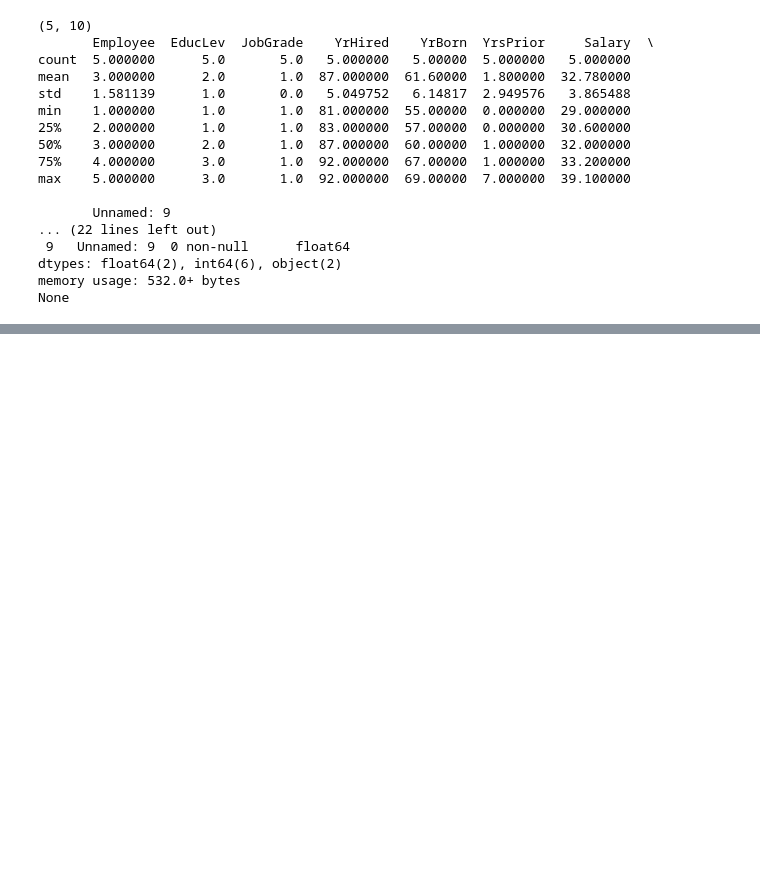
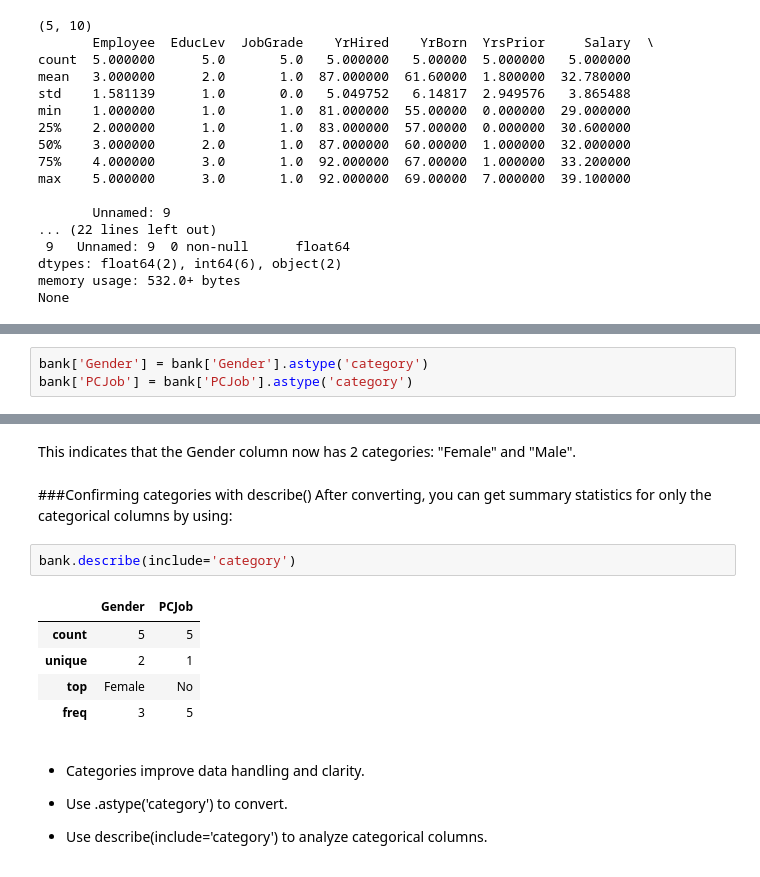
Before and after one commit to Aishaamalik/Data-Analysis-Intern, a Jupyter notebook: week_0.ipynb, the cells around one changed output, grey strips where cells are left out. Saved outputs shown, nothing was run; the diff lists cells and outputs as text; blank space fills up the shorter version.

```diff
--- a/week_0.ipynb
+++ b/week_0.ipynb
@@ -139,0 +180,3 @@ None
+# %%
+bank['Gender'] = bank['Gender'].astype('category')
+bank['PCJob'] = bank['PCJob'].astype('category')
@@ -139,0 +196,25 @@ None
+# %% [markdown]
+This indicates that the Gender column now has 2 categories: "Female" and "Male".
+# %% [markdown]
+###Confirming categories with describe()
+After converting, you can get summary statistics for only the categorical columns by using:
+# %%
+bank.describe(include='category')
+# %% [output]
+|  | Gender | PCJob |
+| count | 5 | 5 |
+| unique | 2 | 1 |
+| top | Female | No |
+| freq | 3 | 5 |
+# %% [markdown]
+
+
+*   Categories improve data handling and clarity.
+
+
+
+
+
+*   Use .astype('category') to convert.
+
+*   Use describe(include='category') to analyze categorical columns.
```
Also changed, not shown: parts of 10 cells of this notebook.
